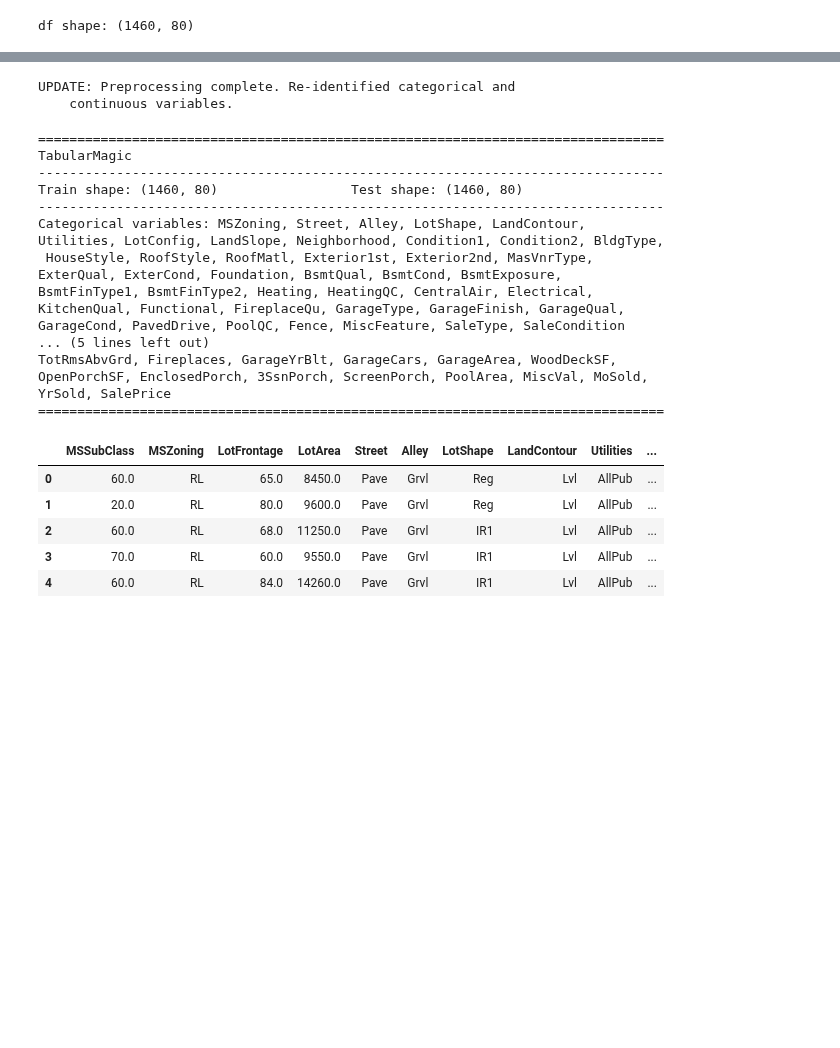
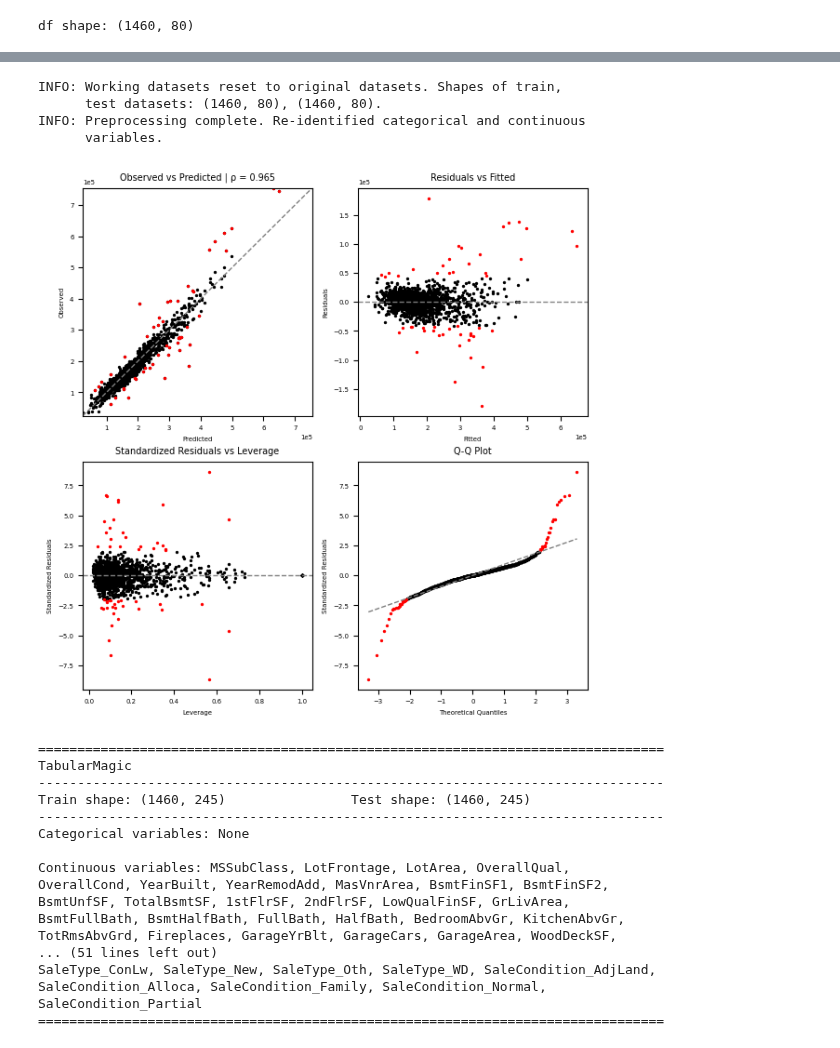
Before and after one commit to ajy25/TabularMagic, a Jupyter notebook: demo/test.ipynb, the cells around one changed output, grey strips where cells are left out. Cells and saved outputs as stored; diff of their text form; code cells hidden in the pictures; blank space fills up the shorter version.

```diff
--- a/demo/test.ipynb
+++ b/demo/test.ipynb
@@ -45,38 +48,38 @@ OpenPorchSF, EnclosedPorch, 3SsnPorch, ScreenPorch, PoolArea, MiscVal, MoSold,
 YrSold, SalePrice
 ================================================================================
 # %%
+tm.load_data_checkpoint()
 tm.preprocess_data(
-    imputation_strategy='5nn-mostfrequent'
+    imputation_strategy='5nn-mostfrequent',
+    standardize_vars=tm.continuous_vars(),
+    onehot_vars=tm.categorical_vars(),
 )
 # %% [output]
-UPDATE: Preprocessing complete. Re-identified categorical and
-    continuous variables.
+INFO: Working datasets reset to original datasets. Shapes of train,
+      test datasets: (1460, 80), (1460, 80).
+INFO: Preprocessing complete. Re-identified categorical and continuous
+      variables.
+# %%
+tm.lm(y_var='SalePrice').train().plot_diagnostics(show_outliers=True)
+# %% [output]
+[figure, added]
 # %%
 print(tm)
 # %% [output]
 ================================================================================
 TabularMagic
 --------------------------------------------------------------------------------
-Train shape: (1460, 80)                 Test shape: (1460, 80)
+Train shape: (1460, 245)                Test shape: (1460, 245)
 --------------------------------------------------------------------------------
-Categorical variables: MSZoning, Street, Alley, LotShape, LandContour,
-Utilities, LotConfig, LandSlope, Neighborhood, Condition1, Condition2, BldgType,
- HouseStyle, RoofStyle, RoofMatl, Exterior1st, Exterior2nd, MasVnrType,
-ExterQual, ExterCond, Foundation, BsmtQual, BsmtCond, BsmtExposure,
-BsmtFinType1, BsmtFinType2, Heating, HeatingQC, CentralAir, Electrical,
-KitchenQual, Functional, FireplaceQu, GarageType, GarageFinish, GarageQual,
-GarageCond, PavedDrive, PoolQC, Fence, MiscFeature, SaleType, SaleCondition
-... (5 lines left out)
+Categorical variables: None
+
+Continuous variables: MSSubClass, LotFrontage, LotArea, OverallQual,
+OverallCond, YearBuilt, YearRemodAdd, MasVnrArea, BsmtFinSF1, BsmtFinSF2,
+BsmtUnfSF, TotalBsmtSF, 1stFlrSF, 2ndFlrSF, LowQualFinSF, GrLivArea,
+BsmtFullBath, BsmtHalfBath, FullBath, HalfBath, BedroomAbvGr, KitchenAbvGr,
 TotRmsAbvGrd, Fireplaces, GarageYrBlt, GarageCars, GarageArea, WoodDeckSF,
-OpenPorchSF, EnclosedPorch, 3SsnPorch, ScreenPorch, PoolArea, MiscVal, MoSold,
-YrSold, SalePrice
+... (51 lines left out)
+SaleType_ConLw, SaleType_New, SaleType_Oth, SaleType_WD, SaleCondition_AdjLand,
+SaleCondition_Alloca, SaleCondition_Family, SaleCondition_Normal,
+SaleCondition_Partial
 ================================================================================
-# %%
-tm.head()
-# %% [output]
-|  | MSSubClass | MSZoning | LotFrontage | LotArea | Street | Alley | LotShape | LandContour | Utilities | ... |
-| 0 | 60.0 | RL | 65.0 | 8450.0 | Pave | Grvl | Reg | Lvl | AllPub | ... |
-| 1 | 20.0 | RL | 80.0 | 9600.0 | Pave | Grvl | Reg | Lvl | AllPub | ... |
-| 2 | 60.0 | RL | 68.0 | 11250.0 | Pave | Grvl | IR1 | Lvl | AllPub | ... |
-| 3 | 70.0 | RL | 60.0 | 9550.0 | Pave | Grvl | IR1 | Lvl | AllPub | ... |
-| 4 | 60.0 | RL | 84.0 | 14260.0 | Pave | Grvl | IR1 | Lvl | AllPub | ... |
```
Also changed, not shown: parts of 7 cells of this notebook, 49 other files.
